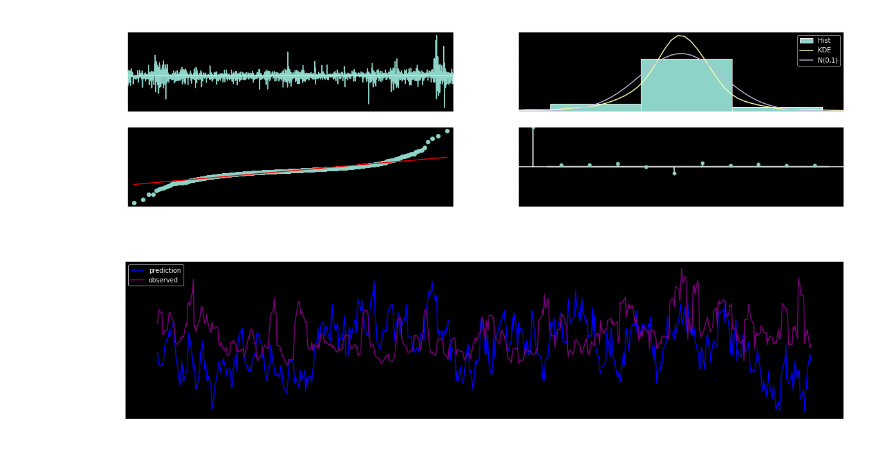
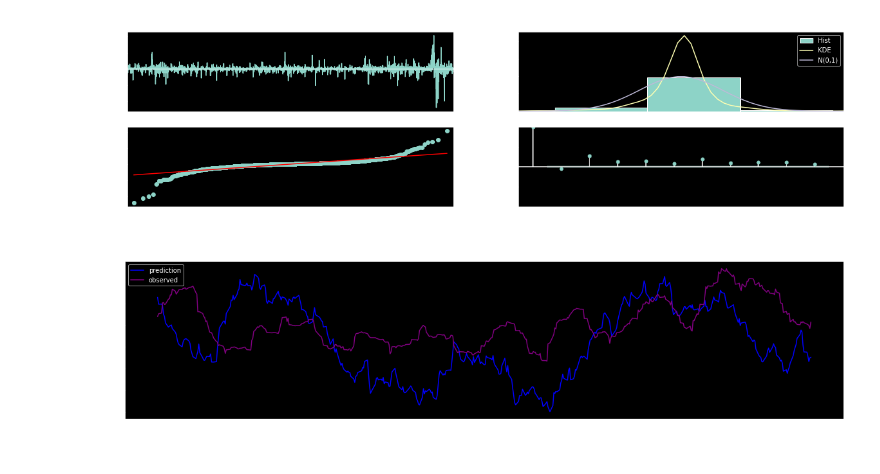
Before and after one commit to lrb924/Predicted_Volatility, a Jupyter notebook: alec_varmax.ipynb, the cells around one changed output. Saved outputs shown, nothing was run; the diff lists cells and outputs as text; code cells hidden in the pictures.

```diff
--- a/alec_varmax.ipynb
+++ b/alec_varmax.ipynb
@@ -36,7 +36,8 @@ def plot_grid(df, nrows, ncols):
 df_DJI = pd.read_csv('./DATA/INDICES/DJI_OHLCV.csv', parse_dates=['Date'], infer_datetime_format=True, index_col="Date" )
 
 # Compute stdev
-df_DJI['stdev'] = df_DJI['Close'].pct_change().rolling(window=5).std()
+stdev_window = 25
+df_DJI['stdev'] = df_DJI['Close'].pct_change().rolling(window=stdev_window).std()
 
 df_DJI.dropna(inplace=True)
 print(df_DJI.shape)
@@ -83,0 +104,3 @@ p-value: 8.519180395746788e-12
+# %%
+# Apply one .diff() on non stationary columns
+df_DJI_stationary = pd.concat([df_DJI[non_stationary].diff(), df_DJI.drop(columns=non_stationary)], axis=1).dropna()
@@ -84,13 +130,16 @@ p-value: 8.519180395746788e-12
 # %%
 # Scale the data with MaxAbsScaler
 scaler = MaxAbsScaler()
-scaler.fit(df_DJI)
-df_DJI_scaled = scaler.transform(df_DJI)
+scaler.fit(df_DJI_stationary)
+df_DJI_scaled = scaler.transform(df_DJI_stationary)
 df_DJI_scaled = pd.DataFrame(df_DJI_scaled, columns=df_DJI.columns).dropna()
+
+# Number of .diff() methods performed for stationary conversion
+n_diffs = 1
 
 # Number of days in test & train set
 n_train = 2500
-n_test = len(df_DJI) - n_train
+n_test = len(df_DJI) - n_train - n_diffs - stdev_window
 
 # Split data
 df_train = df_DJI_scaled.iloc[:n_train]
@@ -118,18 +167,16 @@ Number of testing days: 506
 # %%
 # Split exogenous and endogenous variables
-endog = df_train.drop(columns=['Volume'])
-exog = df_train['Volume']
+# endog = df_train.drop(columns=['Volume'])
+# exog = df_train['Volume']
 
 # Create VARMAX Model
 model = VARMAX(
-    endog,
-    exog=exog,
+    df_train,
     order=(1,1),
     # error_cov_type='diagonal',
-    enforce_stationarity=True,
     filter_concentrated=True
 )
 
 # Fit model
 model_fit = model.fit(disp=True)
-model_fit.summary()
+# model_fit.summary()
@@ -154,17 +183,20 @@ Warnings:
 # %%
 # Plot stdev diagnostics
-model_fit.plot_diagnostics(4,figsize=(20,5));
+model_fit.plot_diagnostics(5,figsize=(20,5));
 # %% [output]
-[figure, old version]
+[figure, new version]
 # %%
+# Set random seed
+np.random.seed(1)
+
 # Plot predicted vs observed volatility
 pred = pd.DataFrame(index=df_DJI_test.index)
-pred['prediction'] = model_fit.simulate(n_test).set_index(pred.index, drop=True)['stdev']
-pred['observed'] = df_test.set_index(pred.index, drop=True)['stdev']
+pred['prediction'] = model_fit.simulate(n_test).set_index(pred.index, drop=True).stdev
+pred['observed'] = df_test.set_index(pred.index, drop=True).stdev
 pred.plot(figsize=(20,5),title='predicted vs observed volatility',color=['blue','purple'])
 plt.legend(loc=('upper left'));
 # %% [output]
-[figure, old version]
+[figure, new version]
 # %%
 # Plot error
 pred['prediction - observed'] = pred['prediction'] - pred['observed']
```
Also changed, not shown: parts of 10 cells of this notebook.
